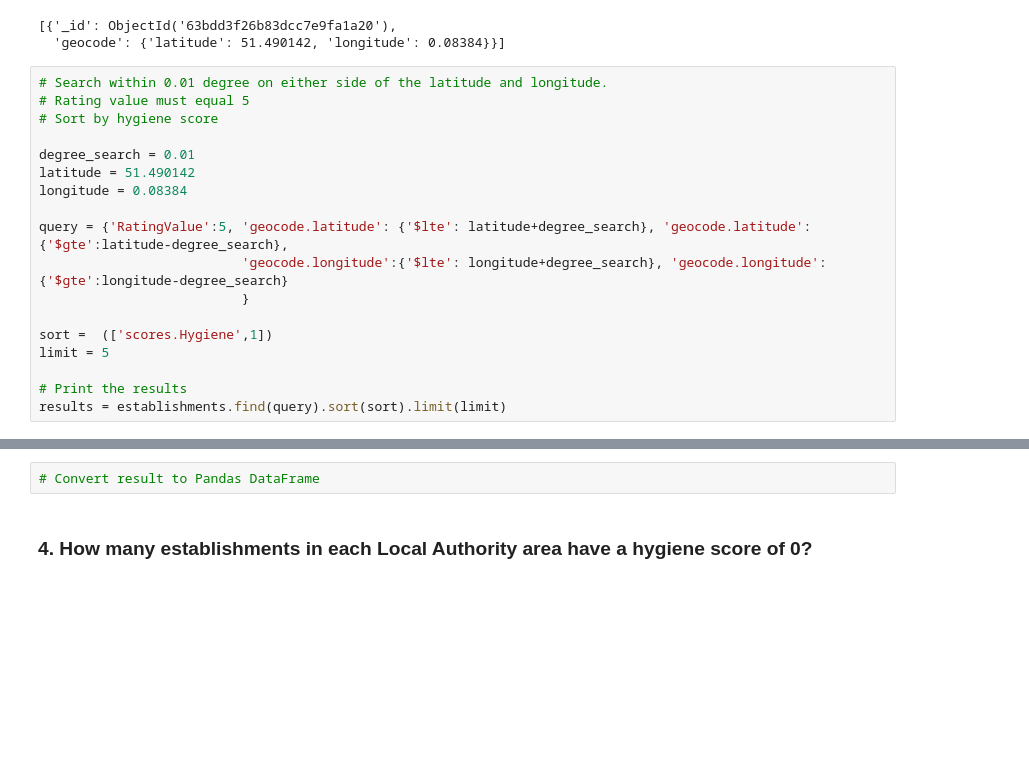
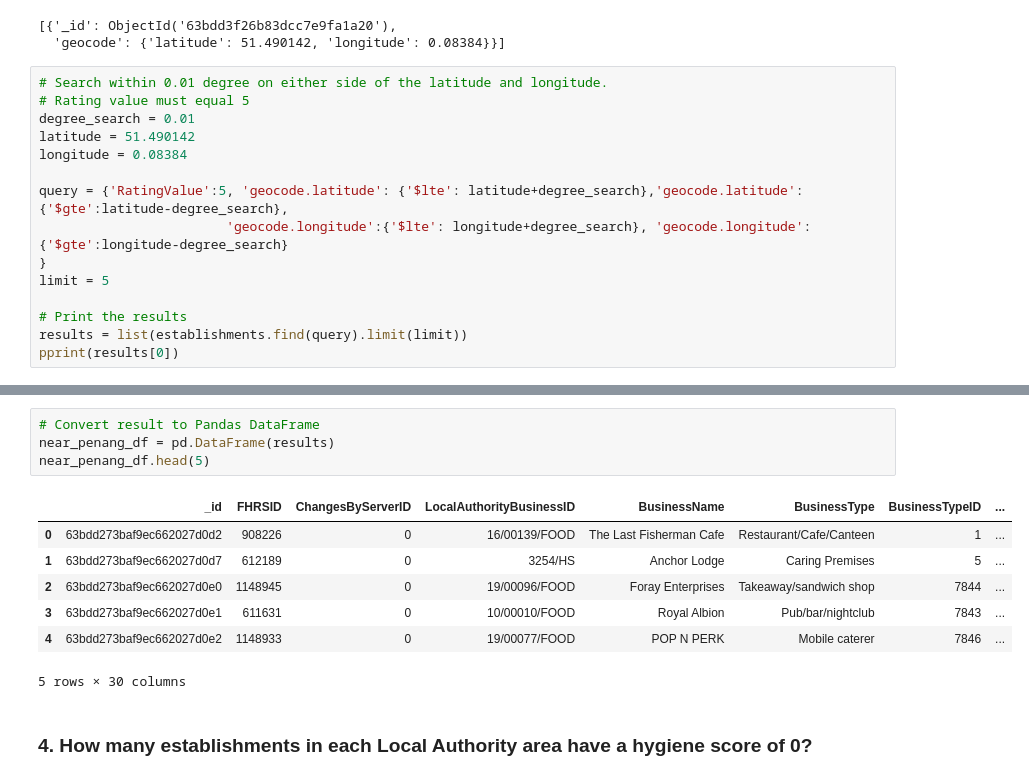
Before and after one commit to cxnoii/nosql_challenge, a Jupyter notebook: NoSQL_analysis_starter.ipynb, the cells around one changed output, grey strips where cells are left out. Cells and saved outputs as stored; diff of their text form; blank space fills up the shorter version.

Commit message:
degree/search working

```diff
--- a/NoSQL_analysis_starter.ipynb
+++ b/NoSQL_analysis_starter.ipynb
@@ -123,19 +123,16 @@ pprint(list(results))
 # %%
 # Search within 0.01 degree on either side of the latitude and longitude.
 # Rating value must equal 5
-# Sort by hygiene score
-
 degree_search = 0.01
 latitude = 51.490142
 longitude = 0.08384
 
-query = {'RatingValue':5, 'geocode.latitude': {'$lte': latitude+degree_search}, 'geocode.latitude': {'$gte':latitude-degree_search},
-                          'geocode.longitude':{'$lte': longitude+degree_search}, 'geocode.longitude': {'$gte':longitude-degree_search}
-                          }
-
-sort =  (['scores.Hygiene',1])
+query = {'RatingValue':5, 'geocode.latitude': {'$lte': latitude+degree_search},'geocode.latitude': {'$gte':latitude-degree_search},
+                        'geocode.longitude':{'$lte': longitude+degree_search}, 'geocode.longitude': {'$gte':longitude-degree_search}
+}
 limit = 5
 
 # Print the results
-results = establishments.find(query).sort(sort).limit(limit)
+results = list(establishments.find(query).limit(limit))
+pprint(results[0])
 # %% [output]
@@ -143,5 +156,15 @@ ValueError: too many values to unpack (expected 2)
 # %%
 # Convert result to Pandas DataFrame
+near_penang_df = pd.DataFrame(results)
+near_penang_df.head(5)
+# %% [output]
+|  | _id | FHRSID | ChangesByServerID | LocalAuthorityBusinessID | BusinessName | BusinessType | BusinessTypeID | ... |
+| 0 | 63bdd273baf9ec662027d0d2 | 908226 | 0 | 16/00139/FOOD | The Last Fisherman Cafe | Restaurant/Cafe/Canteen | 1 | ... |
+| 1 | 63bdd273baf9ec662027d0d7 | 612189 | 0 | 3254/HS | Anchor Lodge | Caring Premises | 5 | ... |
+| 2 | 63bdd273baf9ec662027d0e0 | 1148945 | 0 | 19/00096/FOOD | Foray Enterprises | Takeaway/sandwich shop | 7844 | ... |
+| 3 | 63bdd273baf9ec662027d0e1 | 611631 | 0 | 10/00010/FOOD | Royal Albion | Pub/bar/nightclub | 7843 | ... |
+| 4 | 63bdd273baf9ec662027d0e2 | 1148933 | 0 | 19/00077/FOOD | POP N PERK | Mobile caterer | 7846 | ... |
+5 rows × 30 columns
 # %% [markdown]
 ### 4. How many establishments in each Local Authority area have a hygiene score of 0?
 # %%
```
Also changed, not shown: parts of 3 cells of this notebook.
